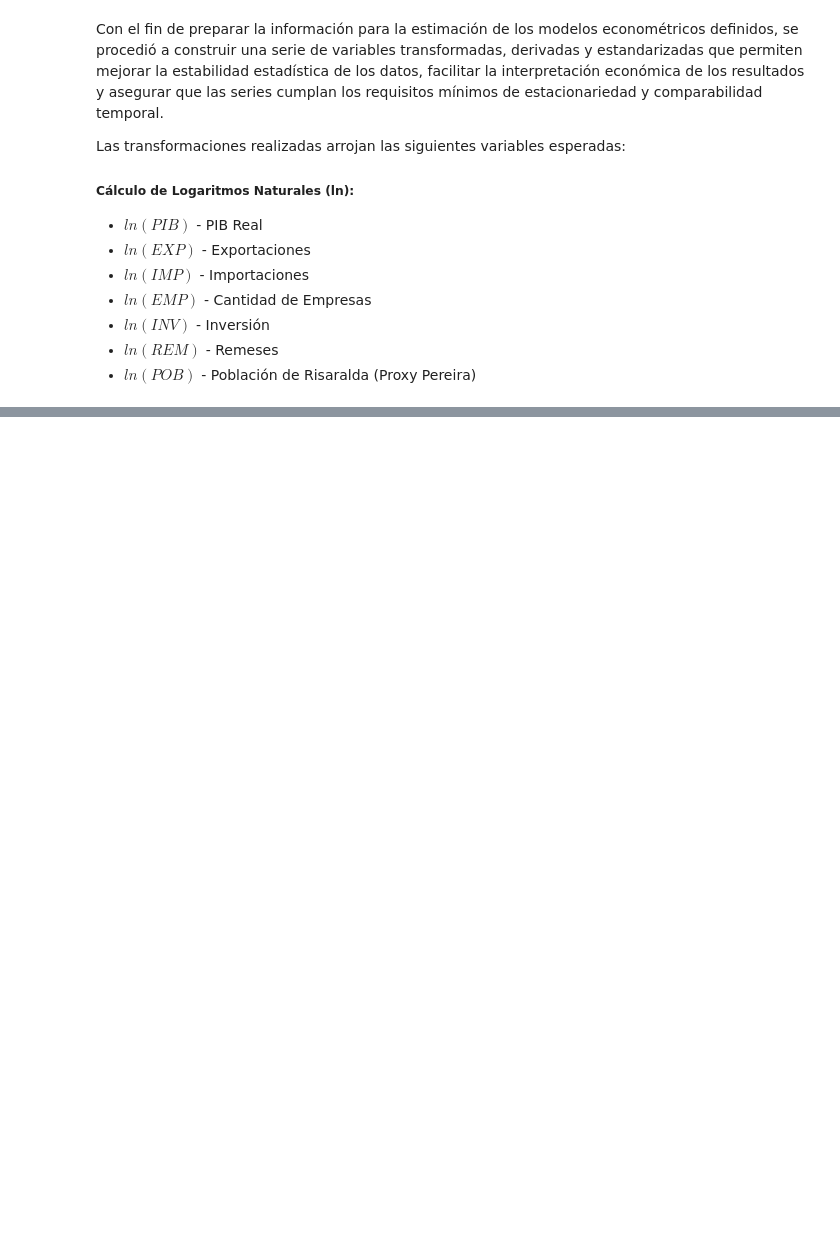
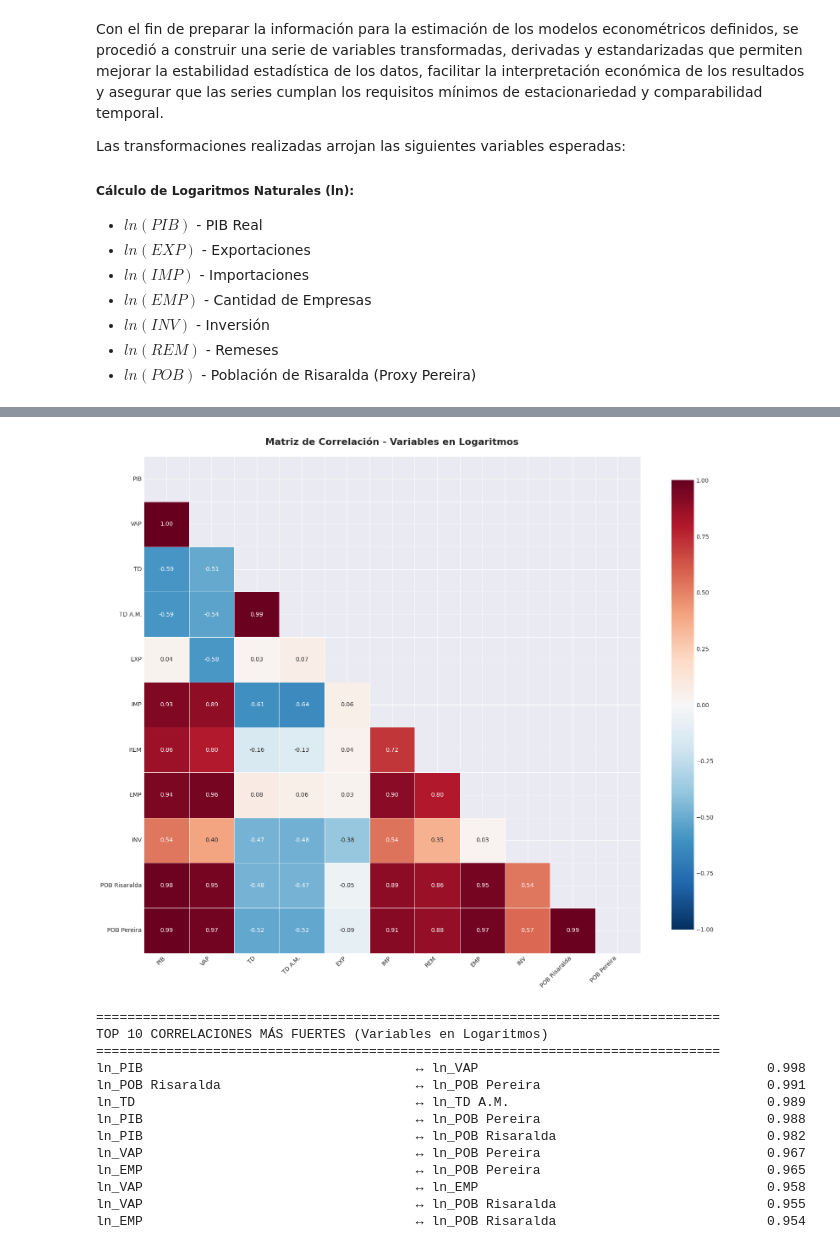
Before and after one commit to PabloGoProg/zele-econometric-models, a Jupyter notebook: notebooks/01_eda.ipynb, the cells around one changed output, grey strips where cells are left out. Drawn from its saved outputs; the diff is of its cells as text; code cells hidden in the pictures; blank space fills up the shorter version.

```diff
--- a/notebooks/01_eda.ipynb
+++ b/notebooks/01_eda.ipynb
@@ -134,0 +281,78 @@ print(f"  - {output_dir}/top_correlations_change_rates.csv")
+# %%
+# Seleccionar solo variables en logaritmos (ln_)
+ln_vars = [col for col in data.columns if col.startswith('ln_')]
+data_ln = data[ln_vars]
+
+# Calcular matriz de correlación
+corr_ln = data_ln.corr()
+
+# Crear figura con heatmap
+plt.figure(figsize=(16, 14))
+mask = np.triu(np.ones_like(corr_ln, dtype=bool))
+
+# Nombres simplificados para mejor legibilidad
+simplified_names = [col.replace('ln_', '').replace(' (miles de millones de pesos)', '')
+                   .replace(' (dólares FOB)', '').replace(' (dólares CIF)', '')
+                   .replace(' (millones de dólares)', '').replace(' (millones de pesos)', '')
+                   [:40] for col in corr_ln.columns]
+
+corr_ln_display = corr_ln.copy()
+corr_ln_display.columns = simplified_names
+corr_ln_display.index = simplified_names
+
+sns.heatmap(
+    corr_ln_display,
+    mask=mask,
+    annot=True,
+    fmt='.2f',
+    cmap='RdBu_r',
+    center=0,
+    square=True,
+    linewidths=0.5,
+    cbar_kws={"shrink": 0.8},
+    vmin=-1,
+    vmax=1
+)
+
+plt.title('Matriz de Correlación - Variables en Logaritmos', fontsize=16, fontweight='bold', pad=20)
+plt.xticks(rotation=45, ha='right')
+plt.yticks(rotation=0)
+plt.tight_layout()
+plt.show()
+
+# Mostrar correlaciones más fuertes
+print("\n" + "=" * 80)
+print("TOP 10 CORRELACIONES MÁS FUERTES (Variables en Logaritmos)")
+print("=" * 80)
+
+corr_pairs_ln = []
+for i in range(len(corr_ln.columns)):
+    for j in range(i+1, len(corr_ln.columns)):
+        if not pd.isna(corr_ln.iloc[i, j]):
+            corr_pairs_ln.append({
+                'Variable 1': corr_ln.columns[i].replace('ln_', ''),
+                'Variable 2': corr_ln.columns[j].replace('ln_', ''),
+                'Correlación': corr_ln.iloc[i, j]
+            })
+
+corr_df_ln = pd.DataFrame(corr_pairs_ln).sort_values('Correlación', key=abs, ascending=False).head(10)
+for idx, row in corr_df_ln.iterrows():
+    var1 = row['Variable 1'][:40]
+    var2 = row['Variable 2'][:40]
+    corr_val = row['Correlación']
+    print(f"ln_{var1:<37} ↔ ln_{var2:<37} {corr_val:>7.3f}")
+# %% [output]
+[figure, added]
+================================================================================
+TOP 10 CORRELACIONES MÁS FUERTES (Variables en Logaritmos)
+================================================================================
+ln_PIB                                   ↔ ln_VAP                                     0.998
+ln_POB Risaralda                         ↔ ln_POB Pereira                             0.991
+ln_TD                                    ↔ ln_TD A.M.                                 0.989
+ln_PIB                                   ↔ ln_POB Pereira                             0.988
+ln_PIB                                   ↔ ln_POB Risaralda                           0.982
+ln_VAP                                   ↔ ln_POB Pereira                             0.967
+ln_EMP                                   ↔ ln_POB Pereira                             0.965
+ln_VAP                                   ↔ ln_EMP                                     0.958
+ln_VAP                                   ↔ ln_POB Risaralda                           0.955
+ln_EMP                                   ↔ ln_POB Risaralda                           0.954
```
Also changed, not shown: parts of 18 cells of this notebook, 18 other files.
